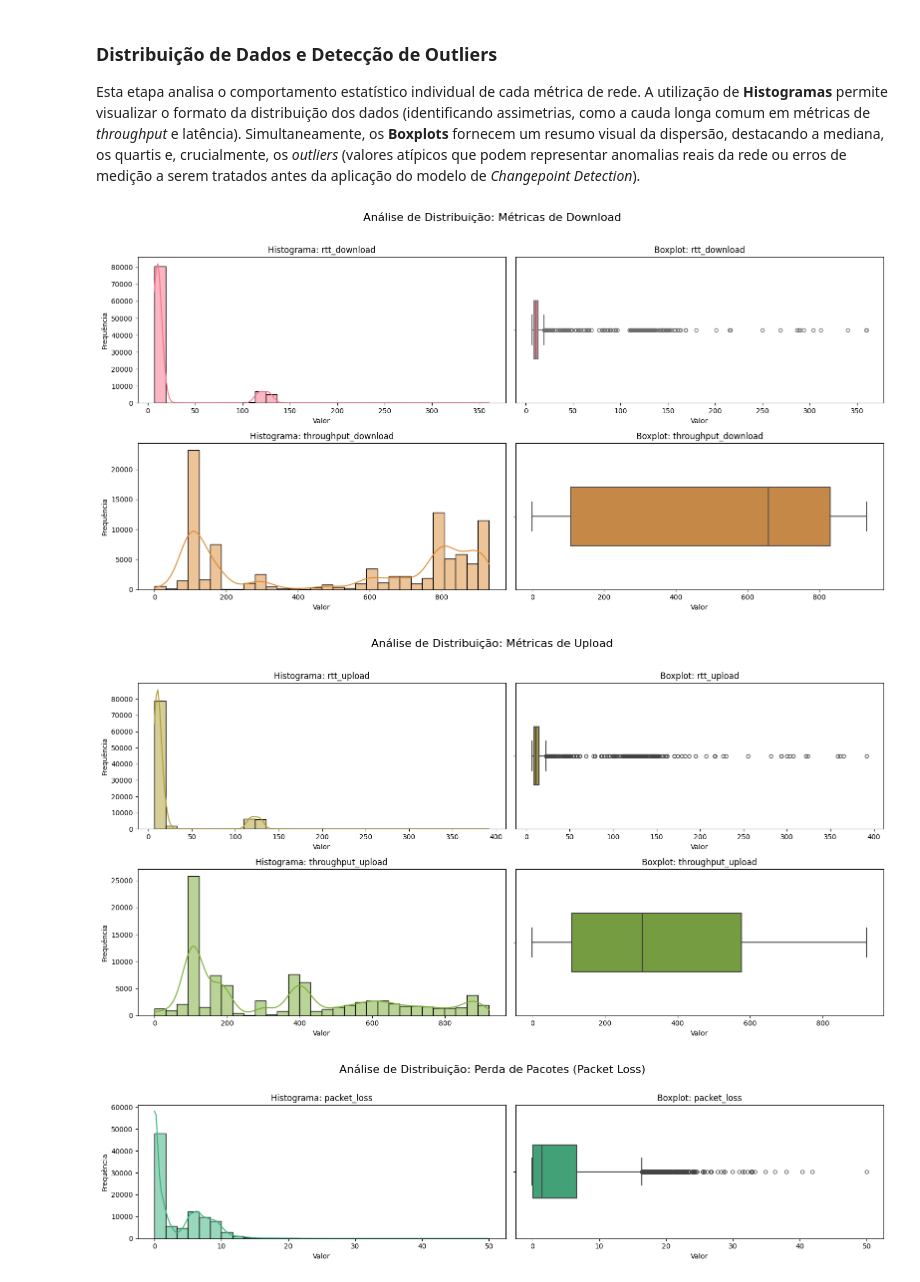
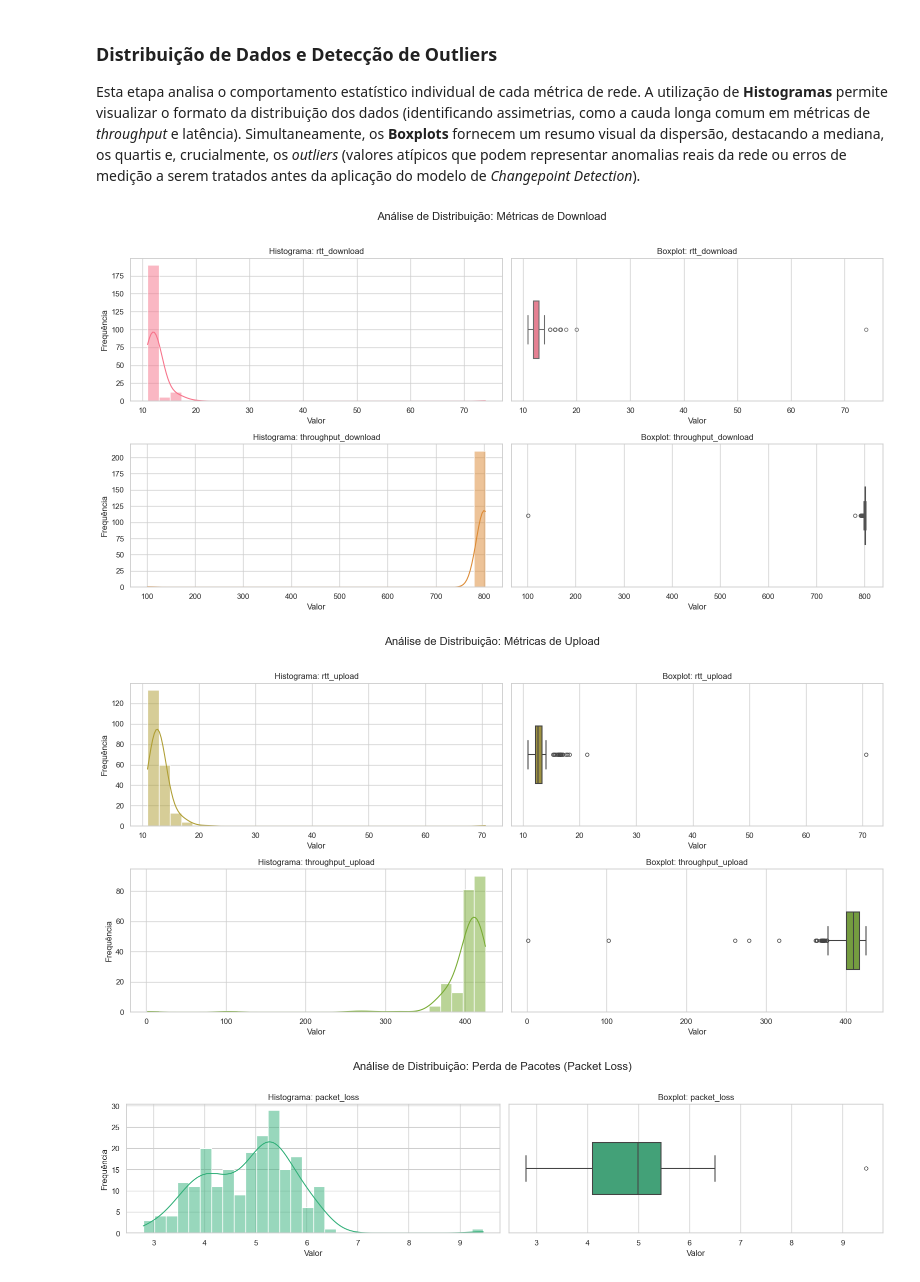
Before and after one commit to lhscaldas/Mestrado, a Jupyter notebook: ndt_analysis.ipynb, the cells around one changed output. Drawn from its saved outputs; the diff is of its cells as text; code cells hidden in the pictures.

```diff
--- a/ndt_analysis.ipynb
+++ b/ndt_analysis.ipynb
@@ -174,4 +199,0 @@ Total absoluto de registros duplicados a serem tratados: 50864
-# %%
-if clean:
-    # remover os pares com timestamps duplicados
-    df = df[~df['client_server_pair'].isin(pares_com_duplicatas.keys())]
@@ -252,0 +345,34 @@ for i, parte in enumerate(partes, 1):
+# %%
+# manter apenas o tipo 'raspberry'
+df_clean = df[df['tipo'] == 'raspberry'].copy()
+
+# remover os valores nulos
+df_clean = df_clean.dropna()
+
+# remover os valores negativos
+for col in metricas:
+    if col in df_clean.columns:
+        df_clean = df_clean[df_clean[col] >= 0]
+
+intervalo_maximo = 12
+pares_invalidos = df_clean.loc[df_clean['delta_tempo_horas'] >= intervalo_maximo, 'client_server_pair'].unique()
+df_clean = df_clean[~df_clean['client_server_pair'].isin(pares_invalidos)]
+
+# # filtrar os dados no periodo inicio fim
+# inicio = '2025-10-01'
+# fim = '2026-02-01'
+# df = df[(df['timestamp'] >= inicio) & (df['timestamp'] < fim)]
+
+# # Manter apenas os x clientes mais comuns
+# x = 6
+# clientes_para_manter = medicoes_por_cliente.nlargest(x).index
+# df_clean = df_clean[df_clean['client_name'].isin(clientes_para_manter)]
+
+# # Manter apenas os x servidores mais comuns
+# x = 3
+# top_servidores = df_clean['server_name'].value_counts().nlargest(x).index
+# df_clean = df_clean[df_clean['server_name'].isin(top_servidores)]
+
+## remover os pares com menos de x medições
+# x = 3000
+# df = df[df['client_server_pair'].isin(medicoes_por_par[medicoes_por_par >= x].index)]
@@ -260,7 +544,7 @@ import seaborn as sns
 
 # Função auxiliar para gerar os gráficos padronizados por grupo sem tratamento interno
 def plot_grupo_metricas(metrics, titulo, color_offset):
-    metrics_exist = [m for m in metrics if m in df.columns]
+    metrics_exist = [m for m in metrics if m in df_clean.columns]
     if not metrics_exist:
         return
 
@@ -279,14 +563,14 @@ def plot_grupo_metricas(metrics, titulo, color_offset):
         color = palette[color_offset + i]
 
         # Histograma com KDE (direto da coluna, sem dropna)
-        sns.histplot(df[col], kde=True, color=color, ax=ax_hist, bins=30)
+        sns.histplot(df_clean[col], kde=True, color=color, ax=ax_hist, bins=30)
         ax_hist.set_title(f'Histograma: {col}')
         ax_hist.set_xlabel('Valor')
         ax_hist.set_ylabel('Frequência')
 
         # Boxplot (direto da coluna, sem dropna)
         sns.boxplot(
-            x=df[col],
+            x=df_clean[col],
             color=color,
             width=0.4,
             fliersize=5,
@@ -294,33 +578,33 @@ def plot_grupo_metricas(metrics, titulo, color_offset):
             ax=ax_box
         )
         ax_box.set_title(f'Boxplot: {col}')
         ax_box.set_xlabel('Valor')
 
     plt.suptitle(titulo, fontsize=16, y=1.02)
     plt.tight_layout()
     plt.show()
 
 # 1. Figura Exclusiva para Download
 plot_grupo_metricas(
     ['rtt_download', 'throughput_download'],
     'Análise de Distribuição: Métricas de Download',
     color_offset=0
 )
 
 # 2. Figura Exclusiva para Upload
 plot_grupo_metricas(
     ['rtt_upload', 'throughput_upload'],
     'Análise de Distribuição: Métricas de Upload',
     color_offset=2
 )
 
 # 3. Figura Exclusiva para Packet Loss
 plot_grupo_metricas(
     ['packet_loss'],
     'Análise de Distribuição: Perda de Pacotes (Packet Loss)',
     color_offset=4
 )
 # %% [output]
-[figure, old version]
+[figure, new version]
-[figure, old version]
+[figure, new version]
-[figure, old version]
+[figure, new version]
```
Also changed, not shown: parts of 20 cells of this notebook, 1 other file.
